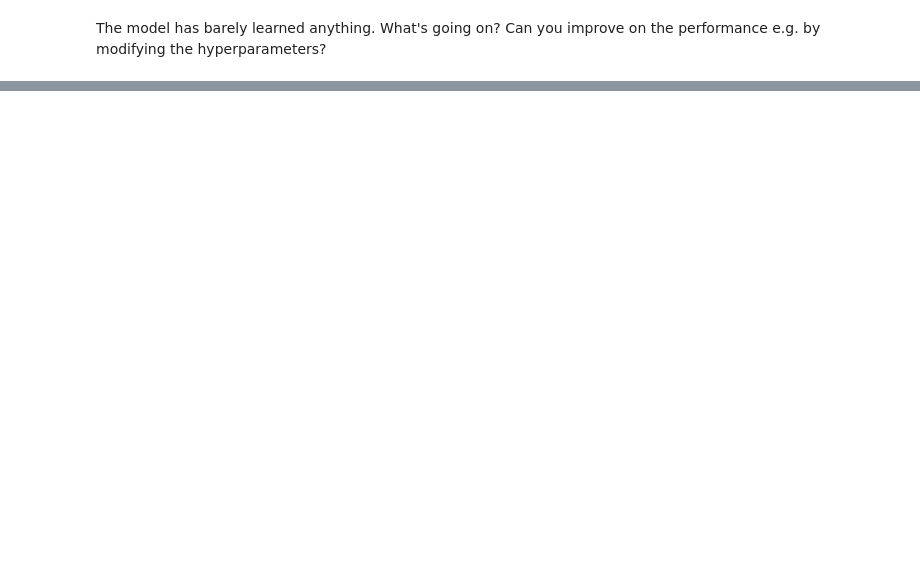
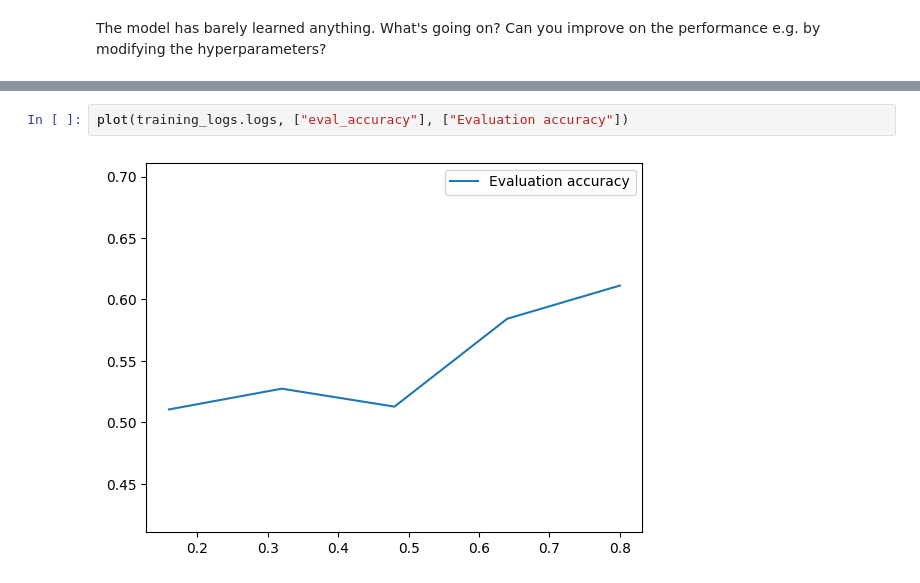
Before and after one commit to lrseeb/Deep-Learning, a Jupyter notebook: Week2/Exercise4.ipynb, the cells around one changed output, grey strips where cells are left out. Cells and saved outputs as stored; diff of their text form; blank space fills up the shorter version.

```diff
--- a/Week2/Exercise4.ipynb
+++ b/Week2/Exercise4.ipynb
@@ -385,0 +480,4 @@ The model has barely learned anything. What's going on? Can you improve on the p
+# %%
+plot(training_logs.logs, ["eval_accuracy"], ["Evaluation accuracy"])
+# %% [output]
+[figure, added]
```
Also changed, not shown: parts of 9 cells of this notebook, 1 other file.
